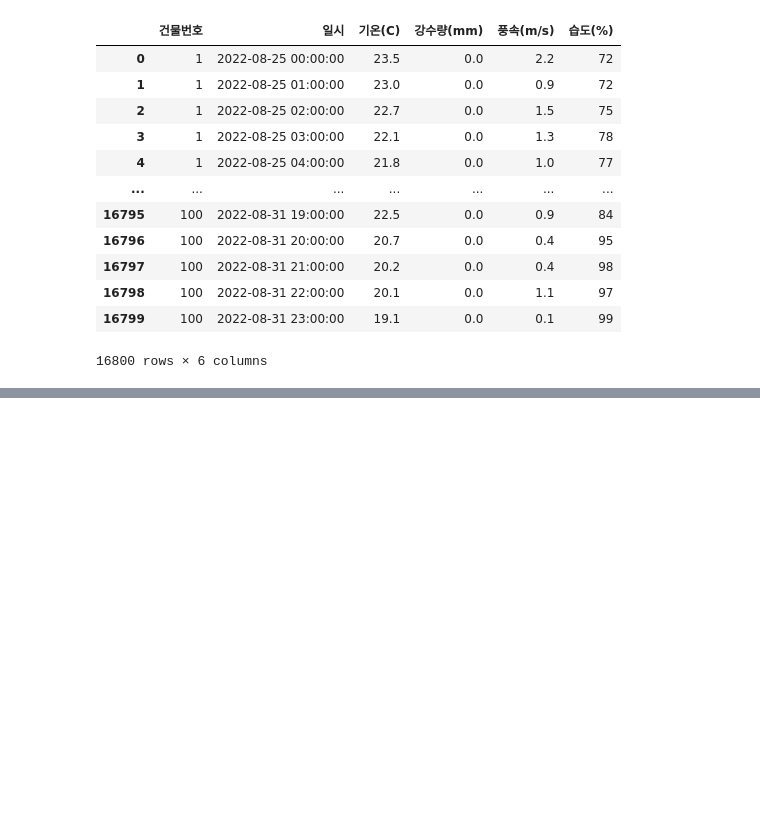
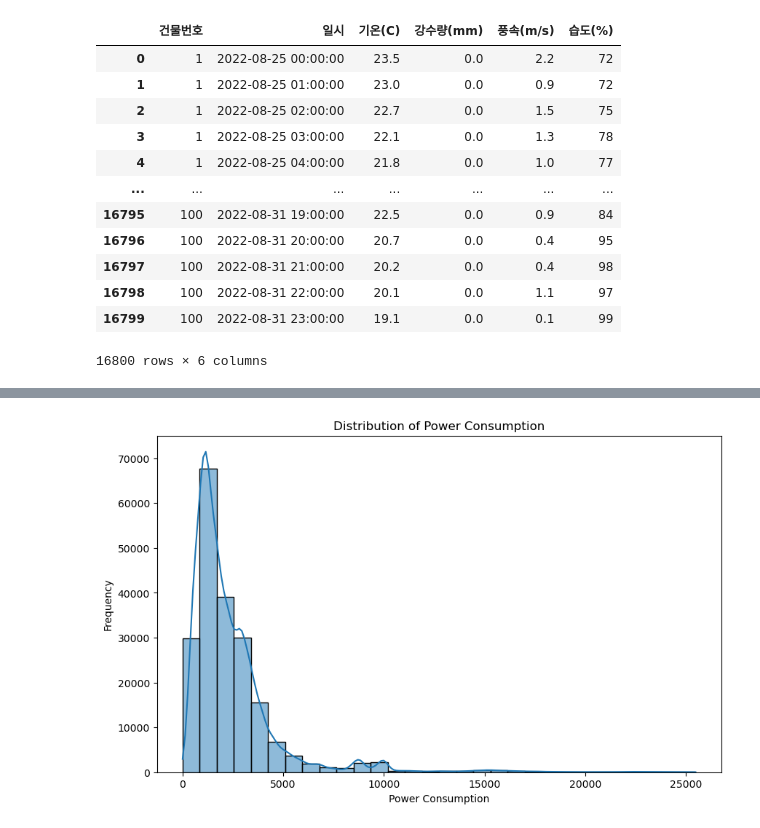
Before and after one commit to ji6394/TIL, a Jupyter notebook: Data/Dacon/power/baseline-try.ipynb, the cells around one changed output, grey strips where cells are left out. Saved outputs shown, nothing was run; the diff lists cells and outputs as text; code cells hidden in the pictures; blank space fills up the shorter version.

```diff
--- a/Data/Dacon/power/baseline-try.ipynb
+++ b/Data/Dacon/power/baseline-try.ipynb
@@ -403,0 +458,22 @@ test
+# %%
+building_info = building_new.rename(columns={
+    '건물번호': 'building_number',
+    '건물유형': 'building_type',
+    '연면적(m2)': 'total_area',
+    '냉방면적(m2)': 'cooling_area',
+    '태양광용량(kW)': 'solar_power_capacity',
+    'ESS저장용량(kWh)': 'ess_capacity',
+    'PCS용량(kW)': 'pcs_capacity',
+    '건물기타': 'type_etc',
+    '공공':'type_public',
+    '대학교':'type_univ',
+    '데이터센터':'type_data',
+    '백화점및아울렛':'type_outlet',
+    '병원':'type_hosp',
+    '상용':'type_commercial',
+    '아파트':'type_apart',
+    '연구소':'type_research',
+    '지식산업센터':'type_intcenter',
+    '할인마트':'type_mart',
+    '호텔및리조트':'type_hotel'
+})
@@ -403,0 +496,3 @@ test
+# %%
+train_df = pd.merge(train_df, building_info, on='building_number',how='left')
+test_df = pd.merge(test_df, building_info, on='building_number',how='left')
@@ -403,0 +555,5 @@ test
+# %%
+train_df['hour'] = train_df['date_time'].dt.hour
+train_df['day'] = train_df['date_time'].dt.day
+train_df['month'] = train_df['date_time'].dt.month
+train_df['year'] = train_df['date_time'].dt.year
@@ -403,0 +604,14 @@ test
+# %%
+##https://dacon.io/competitions/official/236125/codeshare/8500?page=3&dtype=recent 이거 먼저
+# https://dacon.io/competitions/official/236125/codeshare/8782?page=1&dtype=recent 참고하기
+#우선 데이터 시각화 먼저해보자
+import matplotlib.pyplot as plt
+import seaborn as sns
+plt.figure(figsize=(10,6))
+sns.histplot(train_df['power_consumption'], bins=30, kde=True)
+plt.title('Distribution of Power Consumption')
+plt.xlabel('Power Consumption')
+plt.ylabel('Frequency')
+plt.show()
+# %% [output]
+[figure, added]
```
Also changed, not shown: parts of 30 cells of this notebook.
